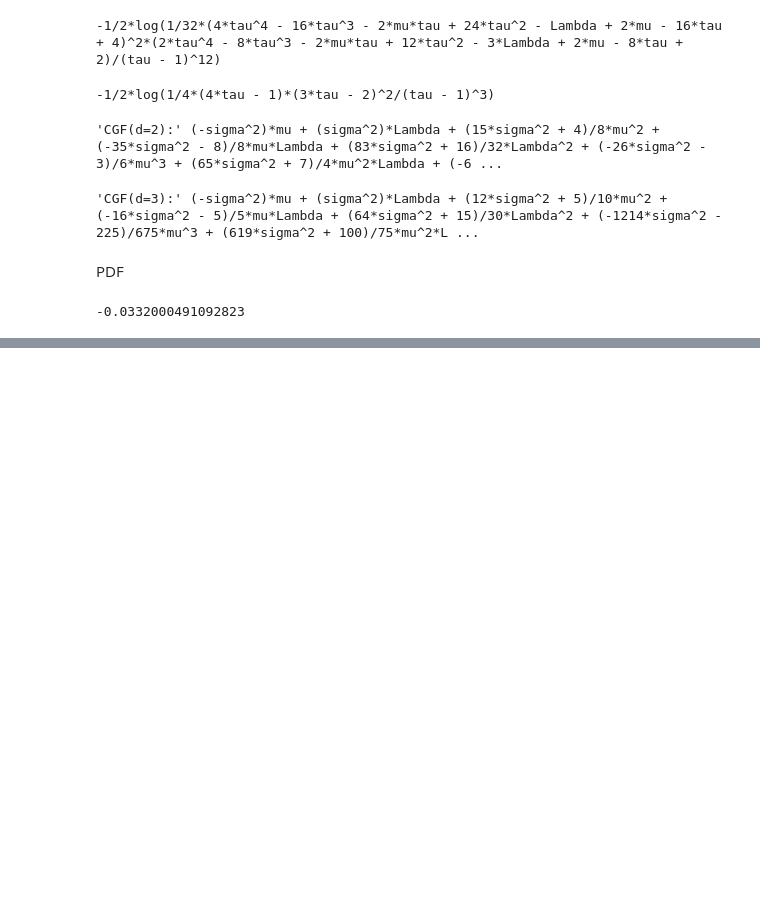
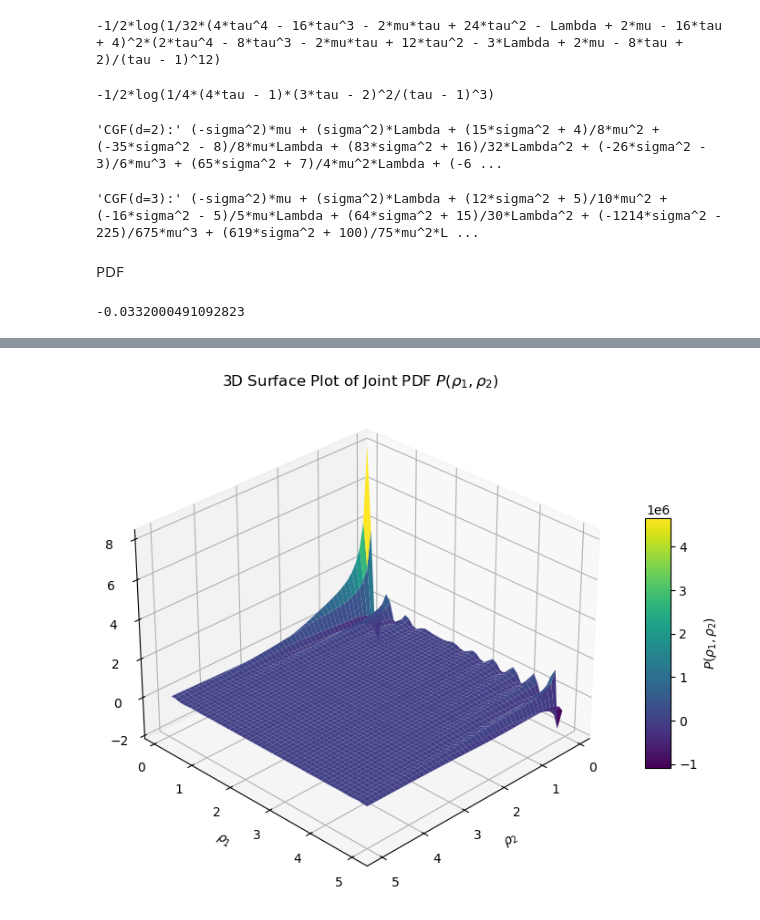
Before and after one commit to Puspaaa/LDP-LSSU, a Jupyter notebook: CGF_Joint - PDF.ipynb, the cells around one changed output, grey strips where cells are left out. Cells and saved outputs as stored; diff of their text form; code cells hidden in the pictures; blank space fills up the shorter version.

```diff
--- a/CGF_Joint - PDF.ipynb
+++ b/CGF_Joint - PDF.ipynb
@@ -715,0 +842,55 @@ plt.show()
+# %%
+# Example usage:
+omegas2, τ_vals2, A_vals2, phi_LM_vals2 = precompute_joint_IBP_arrays2(
+     d=3, sigma2=0.5, omega_max=50.0, N=50, nu=None
+ )
+# %%
+# Example usage (once arrays are precomputed):
+P_IBP = np.zeros((len(rho_vals), len(theta_vals)))
+for i, r1 in enumerate(rho_vals):
+    for j, r2 in enumerate(theta_vals):
+        P_IBP[i,j] = P_rho_theta_IBP_fast(
+            r1, r2,
+            omegas=omegas2,
+            A_vals=A_vals2,
+            phi_LM_vals=phi_LM_vals2,
+            sigma2=0.5
+        )
+# %%
+# 2) Begin 3D figure
+fig = plt.figure(figsize=(8, 6))
+ax = fig.add_subplot(111, projection='3d')
+
+# 3) Plot the surface
+surf = ax.plot_surface(
+    R2,            # X-axis: ρ₂
+    T2,            # Y-axis: ρ₁
+    P_IBP,         # Z-axis: P(ρ₁, ρ₂)
+    cmap='viridis',
+    linewidth=0,
+    antialiased=True
+)
+
+# 4) Add a color bar for the surface heights
+fig.colorbar(surf, shrink=0.5, aspect=10, label=r"$P(\rho_{1},\rho_{2})$")
+
+# 5) Label axes
+ax.set_xlabel(r"$\rho_{2}$")
+ax.set_ylabel(r"$\rho_{1}$")
+ax.set_zlabel(r"$P(\rho_{1},\rho_{2})$")
+
+# 6) Title
+ax.set_title("3D Surface Plot of Joint PDF $P(\\rho_{1},\\rho_{2})$")
+
+# 7) Adjust view angle if desired
+ax.view_init(elev=30, azim=45)
+
+# 8) Set axis limits
+#ax.set_xlim(2.0, np.max(R2))
+#ax.set_ylim(2.0, np.max(T2))
+#ax.set_zlim(np.min(P_IBP), np.max(P_IBP))
+
+plt.tight_layout()
+plt.show()
+# %% [output]
+[figure, added]
```
Also changed, not shown: parts of 6 cells of this notebook.
